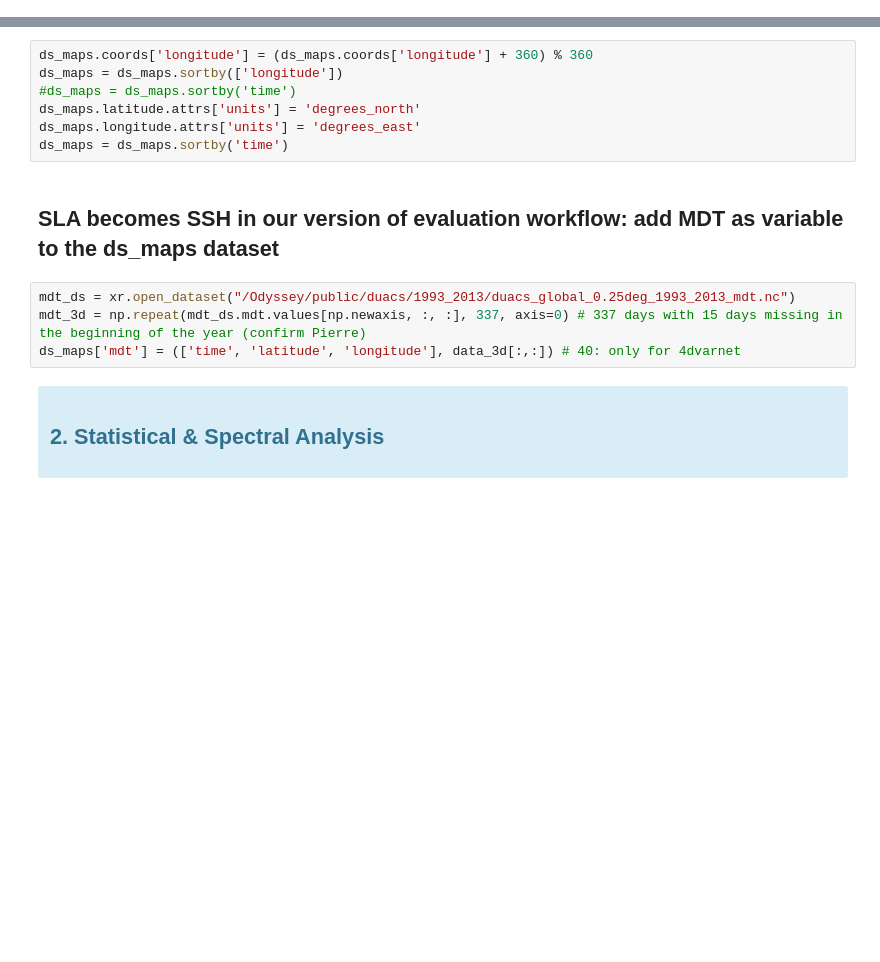
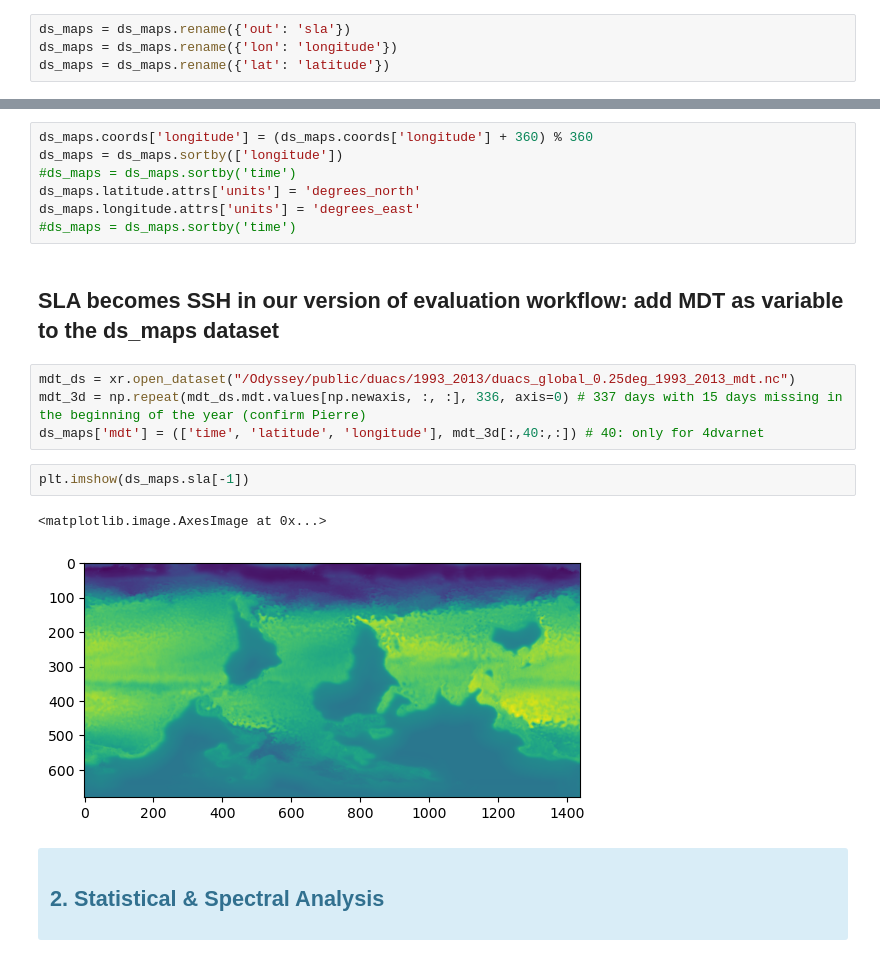
Before and after one commit to dbotvynko/2023a_SSH_mapping_OSE, a Jupyter notebook: nb_diags_global/ssh_scores_DUACS_geos.ipynb, the cells around one changed output, grey strips where cells are left out. Drawn from its saved outputs; the diff is of its cells as text; blank space fills up the shorter version.

```diff
--- a/nb_diags_global/ssh_scores_DUACS_geos.ipynb
+++ b/nb_diags_global/ssh_scores_DUACS_geos.ipynb
@@ -254,3 +266,7 @@ Attributes: (0)
+# %%
+ds_maps = ds_maps.rename({'out': 'sla'})
+ds_maps = ds_maps.rename({'lon': 'longitude'})
+ds_maps = ds_maps.rename({'lat': 'latitude'})
 # %% [markdown]
 ## Very important manipulation in order to make DC21 notebooks work !
 # %%
@@ -259,13 +275,18 @@ ds_maps = ds_maps.sortby(['longitude'])
 #ds_maps = ds_maps.sortby('time')
 ds_maps.latitude.attrs['units'] = 'degrees_north'
 ds_maps.longitude.attrs['units'] = 'degrees_east'
-ds_maps = ds_maps.sortby('time')
+#ds_maps = ds_maps.sortby('time')
 # %% [markdown]
 ## SLA becomes SSH in our version of evaluation workflow: add MDT as variable to the ds_maps dataset
 # %%
 mdt_ds = xr.open_dataset("/Odyssey/public/duacs/1993_2013/duacs_global_0.25deg_1993_2013_mdt.nc")
-mdt_3d = np.repeat(mdt_ds.mdt.values[np.newaxis, :, :], 337, axis=0) # 337 days with 15 days missing in the beginning of the year (confirm Pierre)
-ds_maps['mdt'] = (['time', 'latitude', 'longitude'], data_3d[:,:]) # 40: only for 4dvarnet
+mdt_3d = np.repeat(mdt_ds.mdt.values[np.newaxis, :, :], 336, axis=0) # 337 days with 15 days missing in the beginning of the year (confirm Pierre)
+ds_maps['mdt'] = (['time', 'latitude', 'longitude'], mdt_3d[:,40:,:]) # 40: only for 4dvarnet
+# %%
+plt.imshow(ds_maps.sla[-1])
+# %% [output]
+<matplotlib.image.AxesImage at 0x...>
+[figure, added]
 # %% [markdown]
 <div class="alert alert-info" role="alert">
 
```
Also changed, not shown: parts of 16 cells of this notebook, 5 other files.
